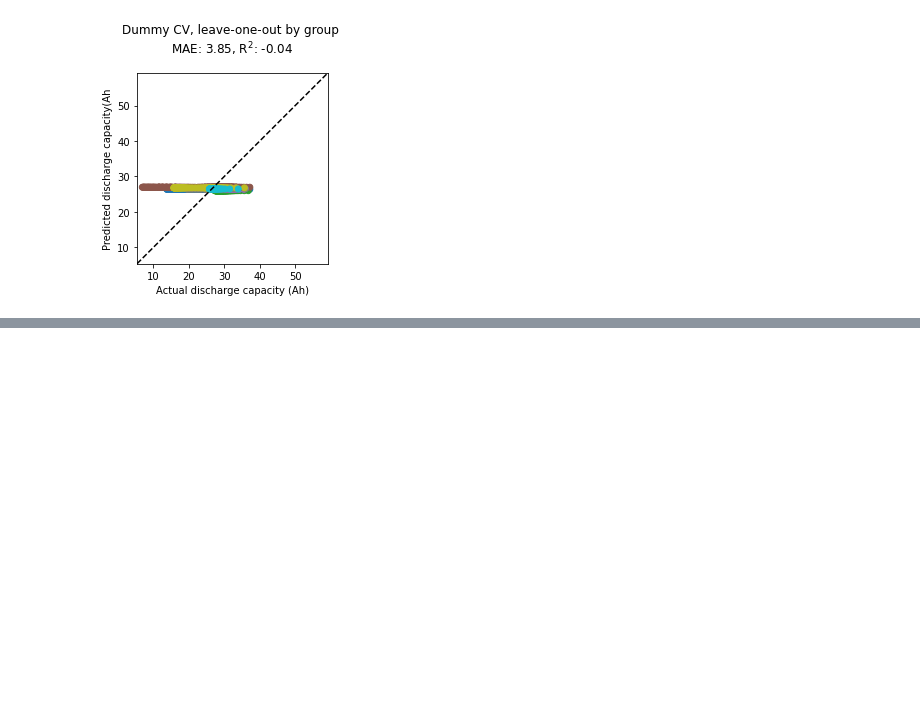
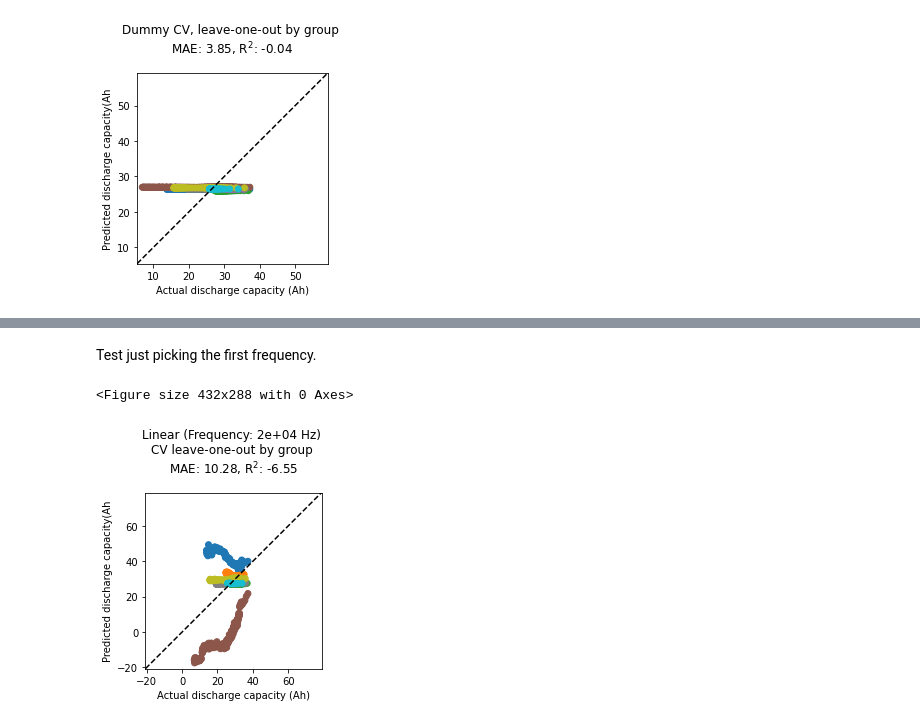
Before and after one commit to battery-data-commons/mrs-sp22-tutorial, a Jupyter notebook: ml_predicting_capacity_with_eis.ipynb, the cells around one changed output, grey strips where cells are left out. Saved outputs shown, nothing was run; the diff lists cells and outputs as text; code cells hidden in the pictures; blank space fills up the shorter version.

```diff
--- a/ml_predicting_capacity_with_eis.ipynb
+++ b/ml_predicting_capacity_with_eis.ipynb
@@ -315,0 +400,35 @@ These three observations are classic signs that a model is overfit to the data.
+# %%
+from sklearn.base import BaseEstimator, TransformerMixin
+# Inherent sklearn classes for transformers, this gives us a bunch of methods for free, see sklearn documentation
+class SingleFrequencySelector(BaseEstimator, TransformerMixin):
+    def __init__(self, freq, index=0):
+        self.freq = freq
+        self.index = index
+
+    def fit(self, X, y=None):
+        return self
+
+    def transform(self, X, y=None):
+        X_ = X.copy()
+        n = self.freq.size
+        index = [self.index, self.index+n, self.index+n*2, self.index+n*3]
+        return X_[:,index]
+# %% [markdown]
+Test just picking the first frequency.
+# %%
+# Linear regression, single frequency
+index_freq = 0
+pipe_lin_1freq = Pipeline(
+    [
+        ('scaler', StandardScaler()),
+        ('selector', SingleFrequencySelector(freq=freq, index=index_freq)),
+        ('regressor', LinearRegression())
+    ]
+)
+# Linear
+y_pred_lin_1freq = cross_val_predict(pipe_lin_1freq, x, y, groups=eis_data.seriesIdx, cv=LeaveOneGroupOut())
+title = "Linear (Frequency: %0.2g Hz) \n" % (freq[index_freq]) + "CV leave-one-out by group \n" + r"MAE: %0.2f, R$^2$: %0.2f" % (mean_absolute_error(y, y_pred_lin_1freq), r2_score(y, y_pred_lin_1freq))
+plotyy(y, y_pred_lin_1freq, eis_data.seriesIdx, title=title)
+# %% [output]
+<Figure size 432x288 with 0 Axes>
+[figure, added]
```
Also changed, not shown: parts of 31 cells of this notebook, 1 other file.
